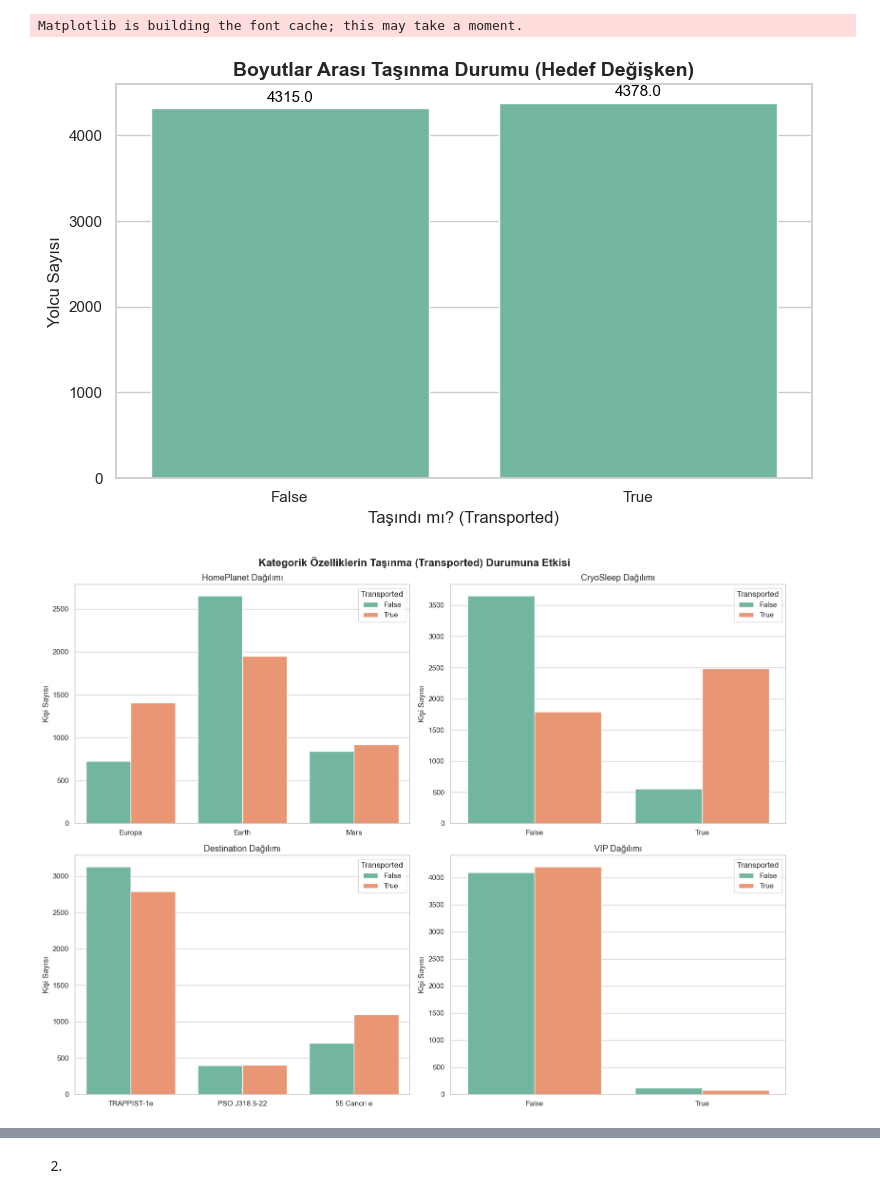
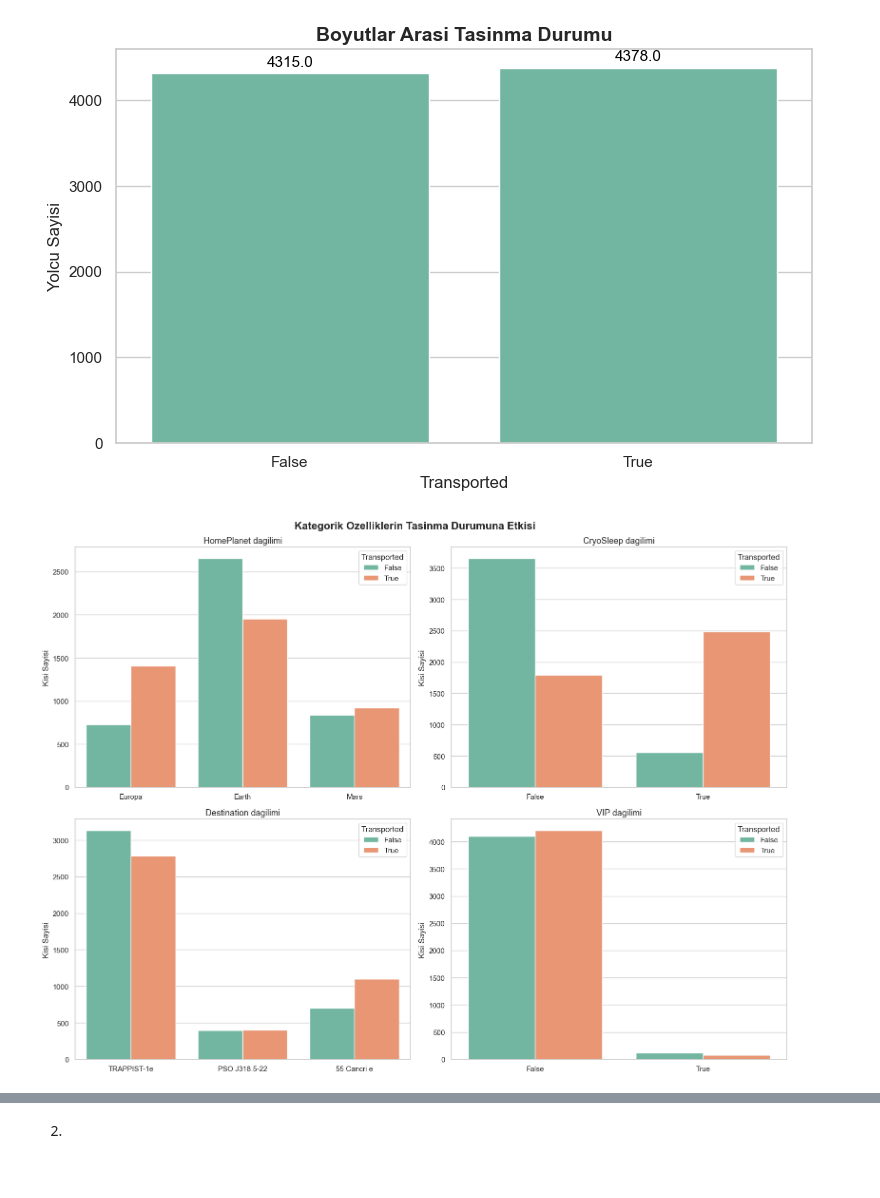
Before and after one commit to 2run0/DataSci3nc3Proj3ct-, a Jupyter notebook: veritemizleme.ipynb, the cells around one changed output, grey strips where cells are left out. Saved outputs shown, nothing was run; the diff lists cells and outputs as text; code cells hidden in the pictures.

```diff
--- a/veritemizleme.ipynb
+++ b/veritemizleme.ipynb
@@ -3,64 +3,61 @@ import pandas as pd
 import matplotlib.pyplot as plt
 import seaborn as sns
 
-# Temayı ayarlayalım (Sunumlarda şık durması için)
+# tema
 sns.set_theme(style="whitegrid", palette="Set2")
 
-# Veriyi yükleme
 train_df = pd.read_csv("train.csv")
 
-# 1. Hedef Değişken (Transported) Dağılımı
+# transported dagilimini gormek icin tablo gorsellistirmesi
 plt.figure(figsize=(8, 5))
 ax = sns.countplot(data=train_df, x='Transported')
-plt.title('Boyutlar Arası Taşınma Durumu (Hedef Değişken)', fontsize=14, fontweight='bold')
-plt.xlabel('Taşındı mı? (Transported)', fontsize=12)
-plt.ylabel('Yolcu Sayısı', fontsize=12)
-# Barların üzerine sayıları ekleme
+plt.title('Boyutlar Arasi Tasinma Durumu', fontsize=14, fontweight='bold')
+plt.xlabel('Transported', fontsize=12)
+plt.ylabel('Yolcu Sayisi', fontsize=12)
+
 for p in ax.patches:
     ax.annotate(f'{p.get_height()}', (p.get_x() + p.get_width() / 2., p.get_height()),
                 ha='center', va='baseline', fontsize=11, color='black', xytext=(0, 5),
                 textcoords='offset points')
 plt.tight_layout()
 plt.show()
 
-# 2. Kategorik Değişkenlerin Hedef ile İlişkisi (Çoklu Grafik)
+# kategorik degisken - hedef iliskisi
 cat_features = ['HomePlanet', 'CryoSleep', 'Destination', 'VIP']
 fig, axes = plt.subplots(2, 2, figsize=(16, 12))
-fig.suptitle('Kategorik Özelliklerin Taşınma (Transported) Durumuna Etkisi', fontsize=16, fontweight='bold')
+fig.suptitle('Kategorik Ozelliklerin Tasinma Durumuna Etkisi', fontsize=16, fontweight='bold')
 
 for i, col in enumerate(cat_features):
     ax = axes[i//2, i%2]
     sns.countplot(data=train_df, x=col, hue='Transported', ax=ax)
-    ax.set_title(f'{col} Dağılımı', fontsize=13)
+    ax.set_title(f'{col} dagilimi', fontsize=13)
     ax.set_xlabel('')
-    ax.set_ylabel('Kişi Sayısı')
+    ax.set_ylabel('Kisi Sayisi')
 
 plt.tight_layout()
 plt.show()
 
-# 3. Yaş (Age) Dağılımı
+# yas dagilimi icin tablo
 plt.figure(figsize=(10, 6))
 sns.histplot(data=train_df, x='Age', hue='Transported', bins=40, kde=True, element="step")
-plt.title('Yaşlara Göre Taşınma Durumu', fontsize=14, fontweight='bold')
-plt.xlabel('Yaş', fontsize=12)
-plt.ylabel('Yolcu Sayısı', fontsize=12)
+plt.title('Yasa Gore Tasinma', fontsize=14, fontweight='bold')
+plt.xlabel('Yas', fontsize=12)
+plt.ylabel('Yolcu Sayisi', fontsize=12)
 plt.tight_layout()
 plt.show()
 
-# 4. Sayısal Değişkenler Arası Korelasyon Matrisi
-# Transported sütununu korelasyon için numerik (0-1) yapalım
+# transported hedefini numerik hale getirme
 train_df['Transported_Num'] = train_df['Transported'].astype(int)
 
-# Sadece sayısal sütunları seçme
+# sayisal sutun secimi
 num_features = ['Age', 'RoomService', 'FoodCourt', 'ShoppingMall', 'Spa', 'VRDeck', 'Transported_Num']
 corr = train_df[num_features].corr()
 
 plt.figure(figsize=(10, 8))
 sns.heatmap(corr, annot=True, cmap='coolwarm', fmt=".2f", linewidths=.5, vmin=-1, vmax=1)
-plt.title('Sayısal Özellikler Arasındaki Korelasyon Matrisi', fontsize=14, fontweight='bold')
+plt.title('Sayisal Ozellikler Arasindaki Korelasyon Matrisi', fontsize=14, fontweight='bold')
 plt.tight_layout()
 plt.show()
 # %% [output]
-Matplotlib is building the font cache; this may take a moment.
-[figure, old version]
+[figure, new version]
-[figure, old version]
+[figure, new version]
```
Also changed, not shown: parts of 7 cells of this notebook.
